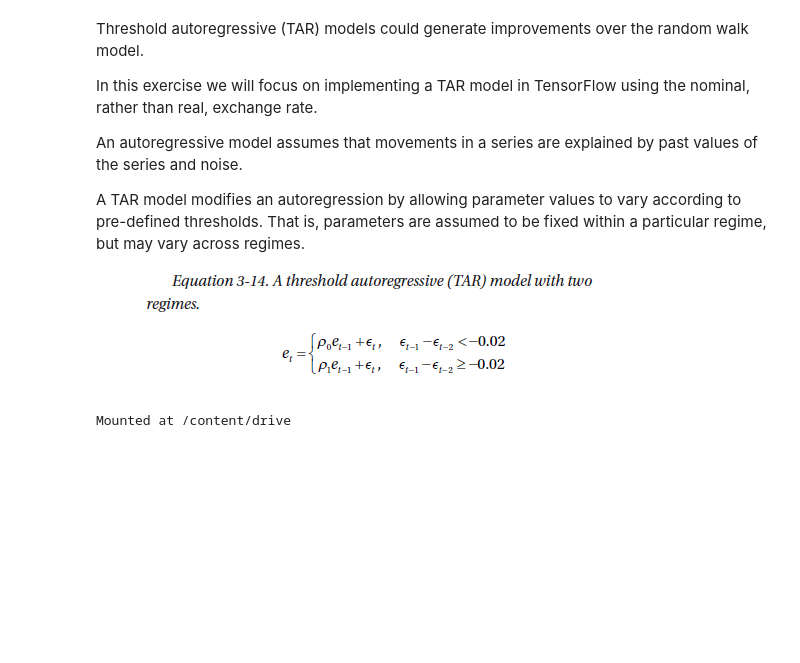
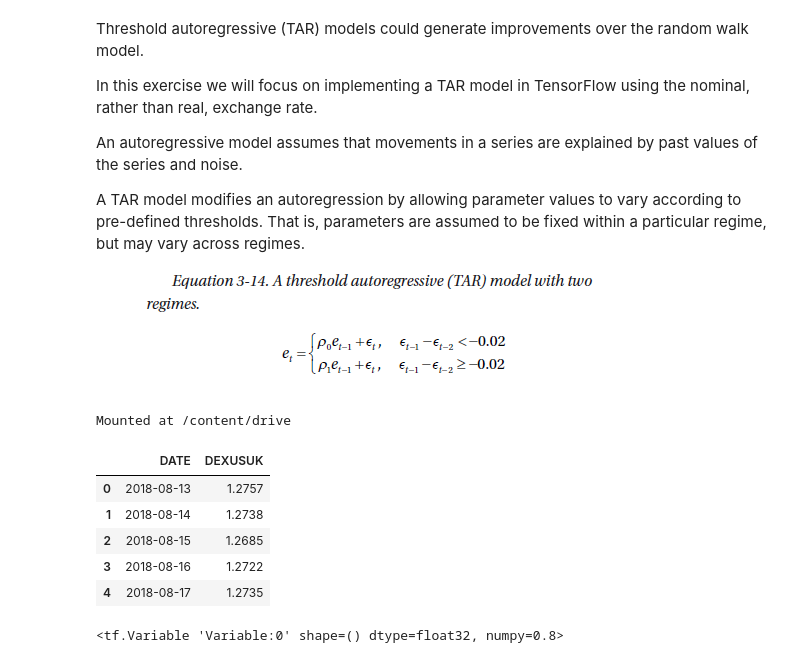
Before and after one commit to alvarohernandezalt/TF_Hull_Econ, a Jupyter notebook: HUL_03/C3_Regression.ipynb, the cells around one changed output. Saved outputs shown, nothing was run; the diff lists cells and outputs as text; code cells hidden in the pictures; blank space fills up the shorter version.

```diff
--- a/HUL_03/C3_Regression.ipynb
+++ b/HUL_03/C3_Regression.ipynb
@@ -424,3 +424,17 @@ from google.colab import drive
 drive.mount('/content/drive')
 # %% [output]
 Mounted at /content/drive
+# %%
+# Define path data
+data_path='/content/drive/MyDrive/Colab Notebooks/03_TF/HULL_ECONOMICS/'
+
+# Load data
+data= pd.read_csv(data_path + 'DEXUSUK.csv')
+data.head()
+# %% [output]
+|  | DATE | DEXUSUK |
+| 0 | 2018-08-13 | 1.2757 |
+| 1 | 2018-08-14 | 1.2738 |
+| 2 | 2018-08-15 | 1.2685 |
+| 3 | 2018-08-16 | 1.2722 |
+| 4 | 2018-08-17 | 1.2735 |
@@ -426,0 +481,4 @@ Mounted at /content/drive
+# %%
+rho0Hat
+# %% [output]
+<tf.Variable 'Variable:0' shape=() dtype=float32, numpy=0.8>
```
Also changed, not shown: parts of 6 cells of this notebook.
